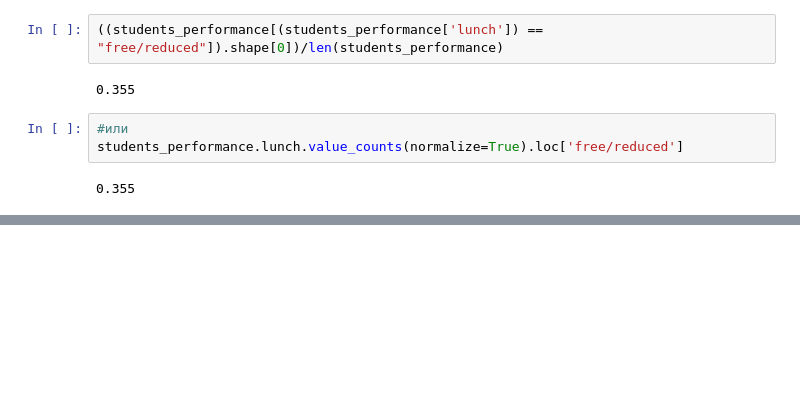
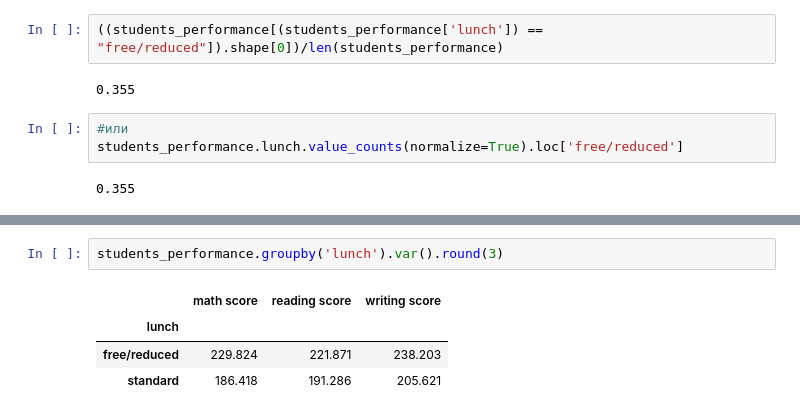
Before and after one commit to Dmitrysw/studies, a Jupyter notebook: karpov_intro_ml/intro.ipynb, the cells around one changed output, grey strips where cells are left out. Drawn from its saved outputs; the diff is of its cells as text; blank space fills up the shorter version.

```diff
--- a/karpov_intro_ml/intro.ipynb
+++ b/karpov_intro_ml/intro.ipynb
@@ -558,0 +605,7 @@ students_performance.lunch.value_counts(normalize=True).loc['free/reduced']
+# %%
+students_performance.groupby('lunch').var().round(3)
+# %% [output]
+|  | math score | reading score | writing score |
+| lunch |  |  |  |
+| free/reduced | 229.824 | 221.871 | 238.203 |
+| standard | 186.418 | 191.286 | 205.621 |
```
Also changed, not shown: parts of 8 cells of this notebook.
